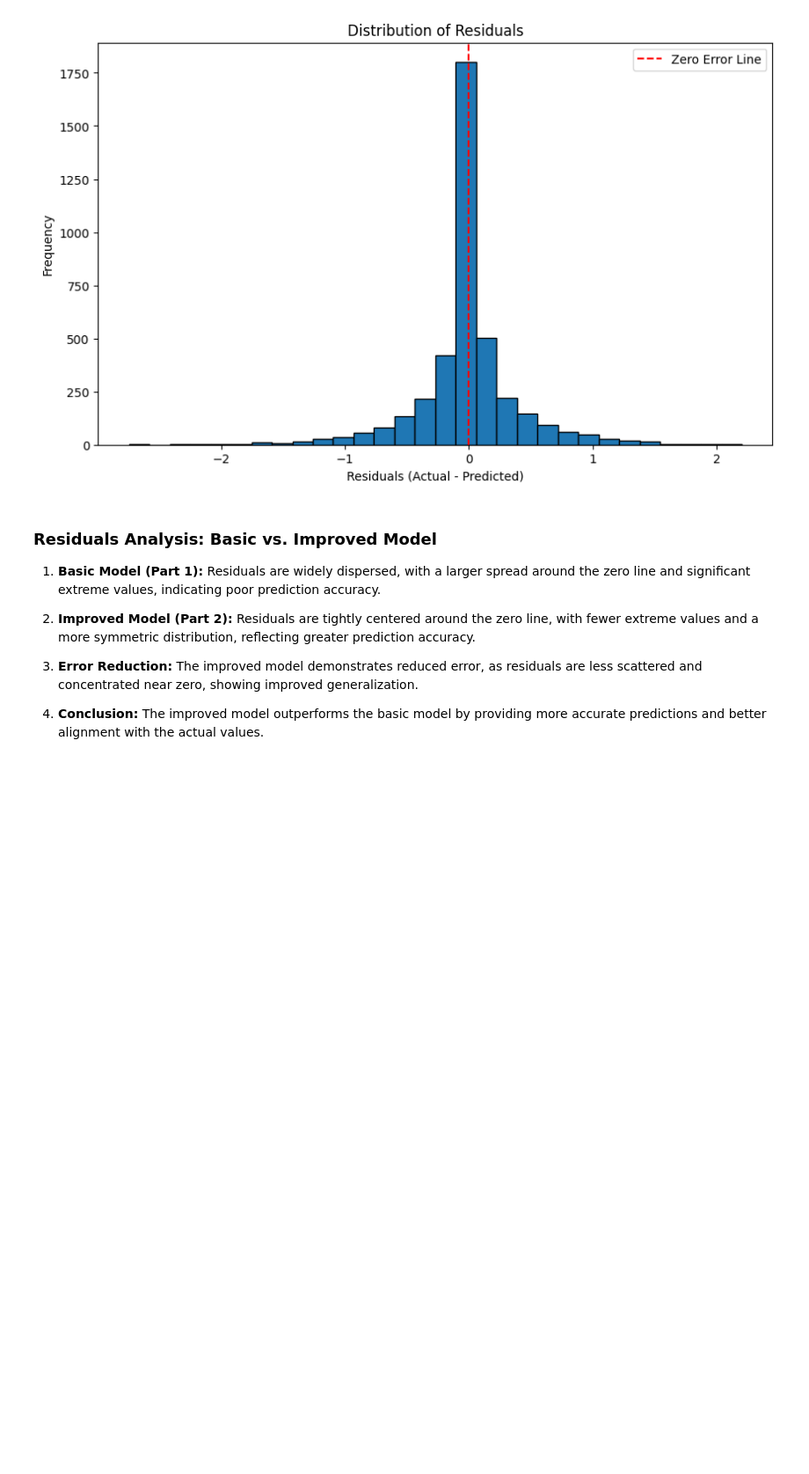
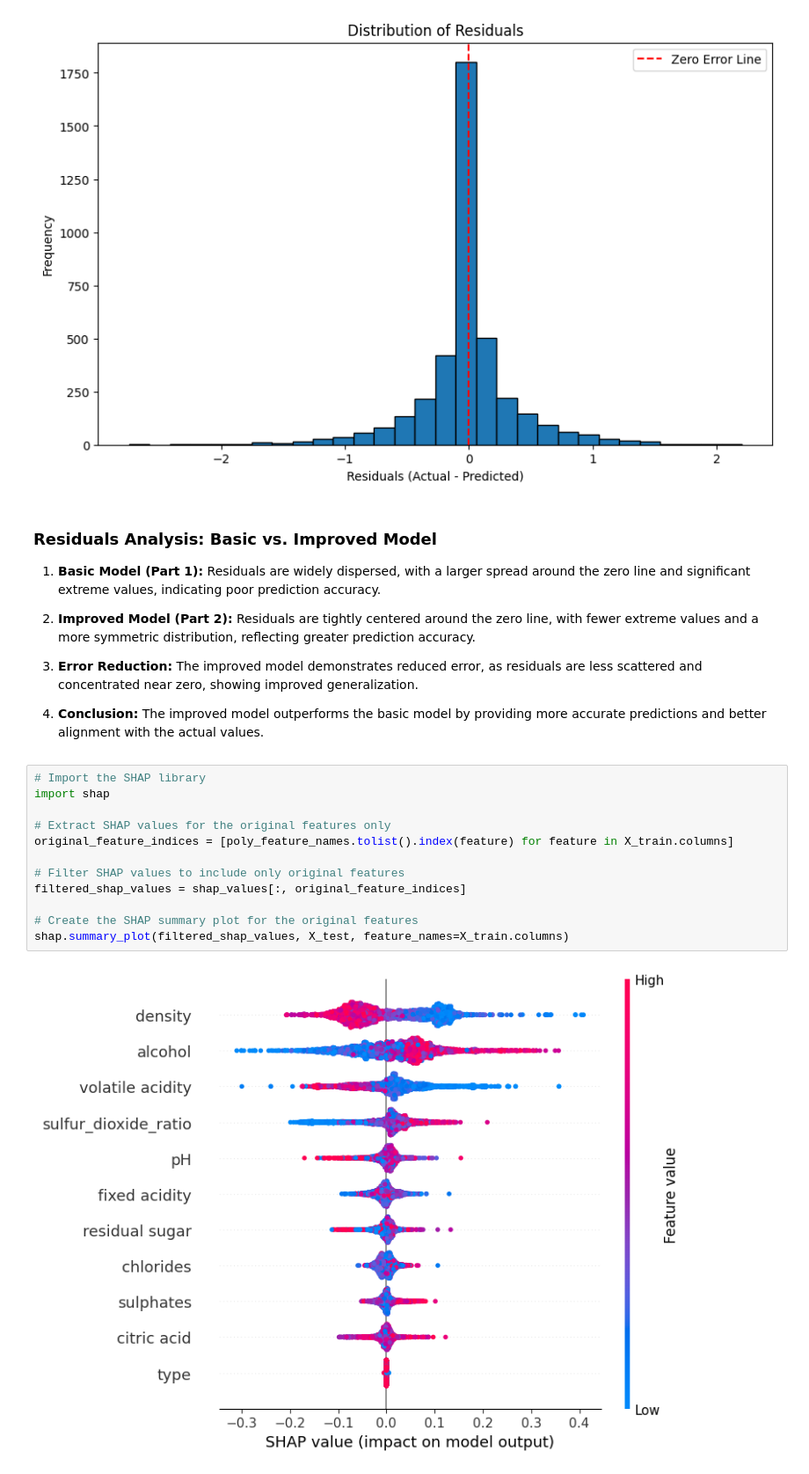
Before and after one commit to amitkarol/TDS-WineQualityPrediction, a Jupyter notebook: part2.ipynb, the cells around one changed output. Shown: that part at 88% size. Saved outputs shown, nothing was run; the diff lists cells and outputs as text; blank space fills up the shorter version.

```diff
--- a/part2.ipynb
+++ b/part2.ipynb
@@ -476,3 +473,17 @@ plt.show()
 3. **Error Reduction:** The improved model demonstrates reduced error, as residuals are less scattered and concentrated near zero, showing improved generalization.
 
 4. **Conclusion:** The improved model outperforms the basic model by providing more accurate predictions and better alignment with the actual values.
+# %%
+# Import the SHAP library
+import shap
+
+# Extract SHAP values for the original features only
+original_feature_indices = [poly_feature_names.tolist().index(feature) for feature in X_train.columns]
+
+# Filter SHAP values to include only original features
+filtered_shap_values = shap_values[:, original_feature_indices]
+
+# Create the SHAP summary plot for the original features
+shap.summary_plot(filtered_shap_values, X_test, feature_names=X_train.columns)
+# %% [output]
+[figure, added]
```
Also changed, not shown: parts of 5 cells of this notebook.
